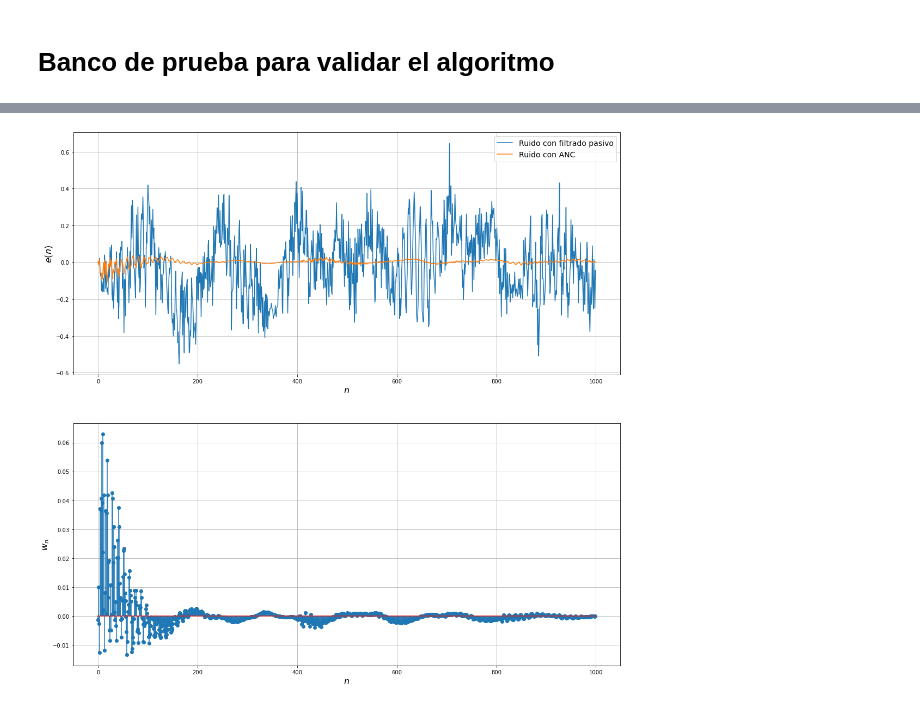
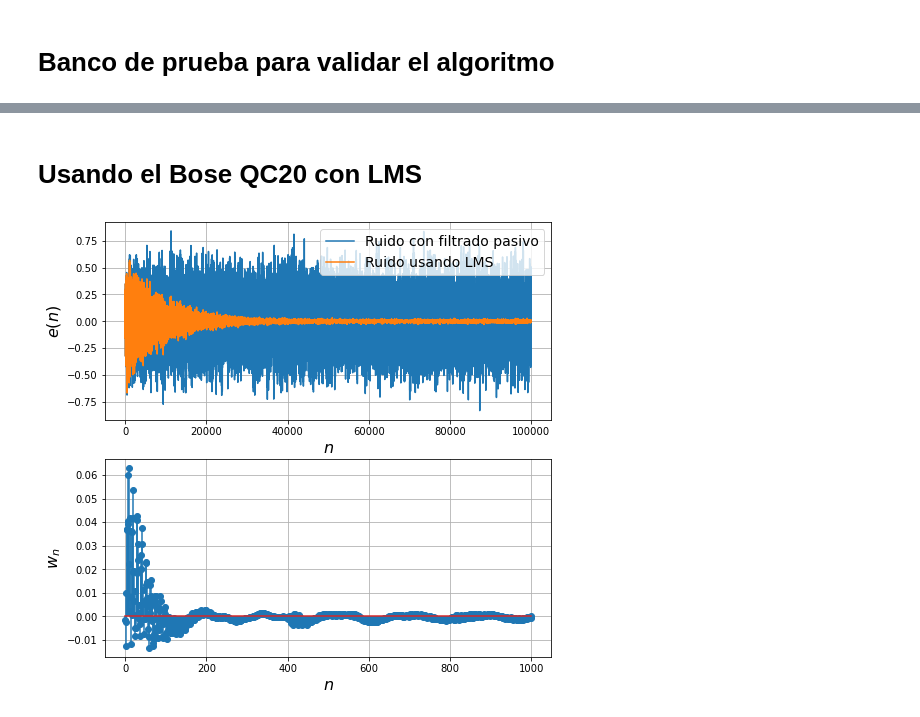
Before and after one commit to asp-image-dsp/asp-project-02, a Jupyter notebook: development/rls_primary.ipynb, the cells around one changed output, grey strips where cells are left out. Drawn from its saved outputs; the diff is of its cells as text; code cells hidden in the pictures.

Commit message:
Added more results to compare RLS and LMS when modelling the primary path

```diff
--- a/development/rls_primary.ipynb
+++ b/development/rls_primary.ipynb
@@ -59,9 +62,9 @@ plot_helpers.plot_anc_results([headphone.d, e], w, weight_plot='response')
 # %%
-N = 1000 # Quantity of samples used for the simulation
+N = 100000 # Quantity of samples used for the simulation
 x = np.random.normal(size=N) # Gaussian white noise
 # %%
 headphone = boseqc20_model.BoseQC20('../support/dataset/BoseQC20.json') # Create testbench model
-headphone.set_noise(x) # Load the noise samples for the simulation
+headphone.set_noise(x[:3000]) # Load the noise samples for the simulation
 headphone.reset() # Reset the time instant
 # %%
 forget = 0.999
@@ -70,5 +78,12 @@ e, w = anc_primary.anc_primary_rls(headphone, order=order, forget=forget, delta=
+# %% [markdown]
+# Usando el Bose QC20 con LMS
+# %%
+headphone.set_noise(x) # Load the noise samples for the simulation
+headphone.reset() # Reset the time instant
+step = 0.0001 # Step size for LMS
+e_lms, w_lms = lms_primary.anc_primary_lms(headphone, order=order, step=step)
 # %%
 # Plot the ANC results
-plot_helpers.plot_anc_results([headphone.d, e], w, weight_plot='response')
+plot_helpers.plot_anc_results([headphone.d, e_lms], w_lms, weight_plot='response', labels=['Ruido con filtrado pasivo', 'Ruido usando LMS'])
 # %% [output]
-[figure, old version]
+[figure, new version]
```
Also changed, not shown: parts of 10 cells of this notebook, 5 other files.
